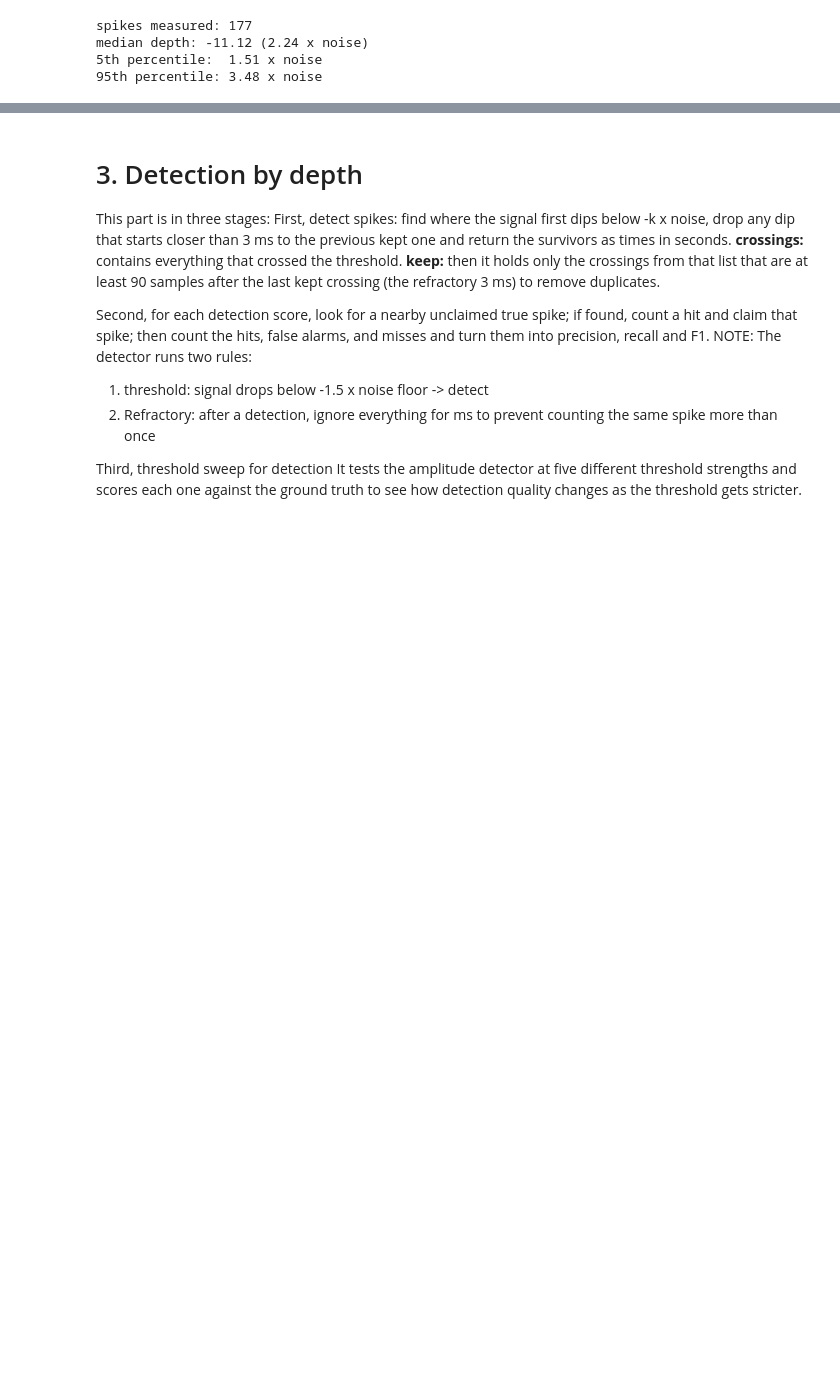
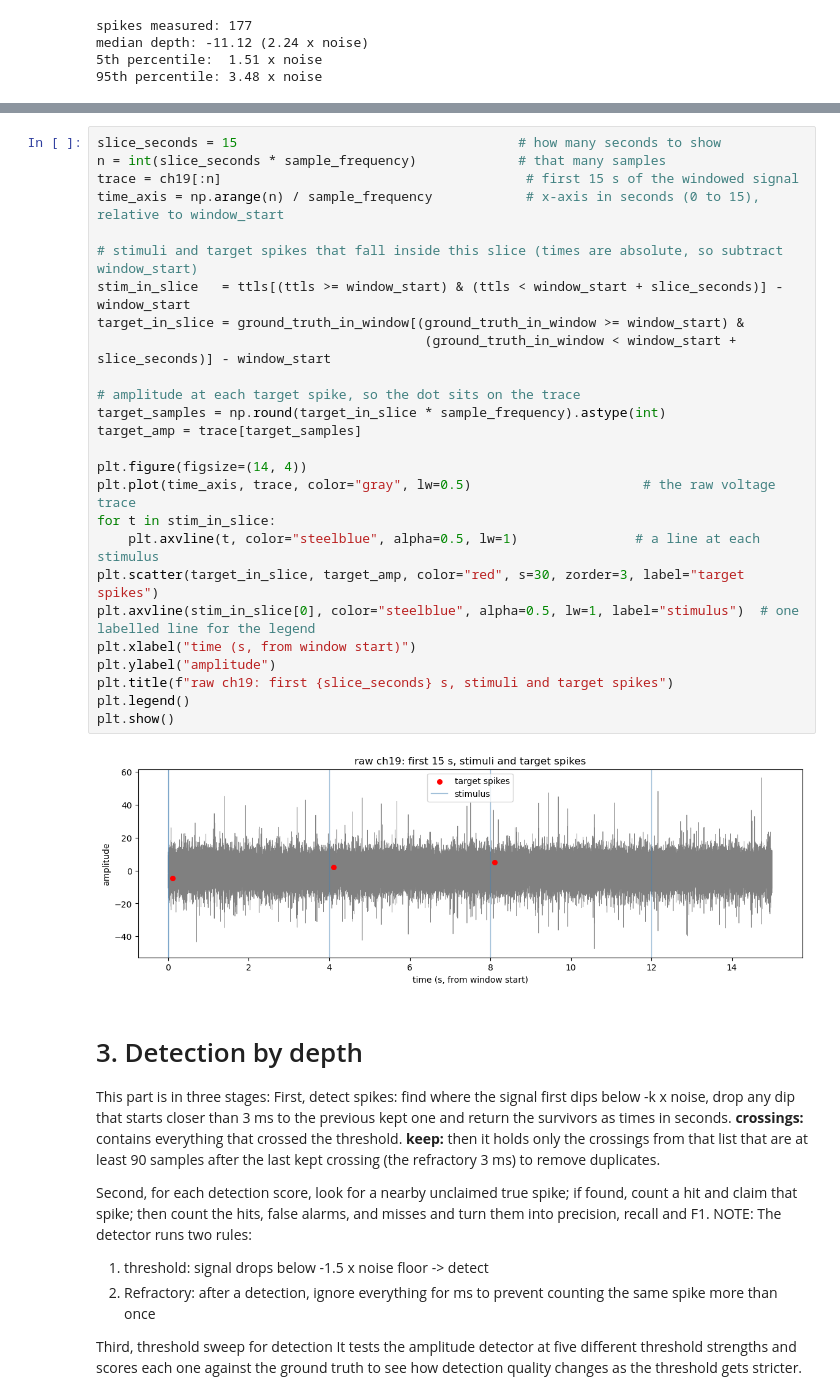
Before and after one commit to Razan-88/Decoding_Chronic_Pain, a Jupyter notebook: notebooks/clean_single_channel_pipeline.ipynb, the cells around one changed output, grey strips where cells are left out. Saved outputs shown, nothing was run; the diff lists cells and outputs as text; blank space fills up the shorter version.

```diff
--- a/notebooks/clean_single_channel_pipeline.ipynb
+++ b/notebooks/clean_single_channel_pipeline.ipynb
@@ -190,3 +216,31 @@ median depth: -11.12 (2.24 x noise)
+# %%
+slice_seconds = 15                                    # how many seconds to show
+n = int(slice_seconds * sample_frequency)             # that many samples
+trace = ch19[:n]                                       # first 15 s of the windowed signal
+time_axis = np.arange(n) / sample_frequency            # x-axis in seconds (0 to 15), relative to window_start
+
+# stimuli and target spikes that fall inside this slice (times are absolute, so subtract window_start)
+stim_in_slice   = ttls[(ttls >= window_start) & (ttls < window_start + slice_seconds)] - window_start
+target_in_slice = ground_truth_in_window[(ground_truth_in_window >= window_start) &
+                                          (ground_truth_in_window < window_start + slice_seconds)] - window_start
+
+# amplitude at each target spike, so the dot sits on the trace
+target_samples = np.round(target_in_slice * sample_frequency).astype(int)
+target_amp = trace[target_samples]
+
+plt.figure(figsize=(14, 4))
+plt.plot(time_axis, trace, color="gray", lw=0.5)                      # the raw voltage trace
+for t in stim_in_slice:
+    plt.axvline(t, color="steelblue", alpha=0.5, lw=1)               # a line at each stimulus
+plt.scatter(target_in_slice, target_amp, color="red", s=30, zorder=3, label="target spikes")
+plt.axvline(stim_in_slice[0], color="steelblue", alpha=0.5, lw=1, label="stimulus")  # one labelled line for the legend
+plt.xlabel("time (s, from window start)")
+plt.ylabel("amplitude")
+plt.title(f"raw ch19: first {slice_seconds} s, stimuli and target spikes")
+plt.legend()
+plt.show()
+# %% [output]
+[figure, added]
 # %% [markdown]
 # 3. Detection by depth
 This part is in three stages:
```
Also changed, not shown: parts of 12 cells of this notebook.
